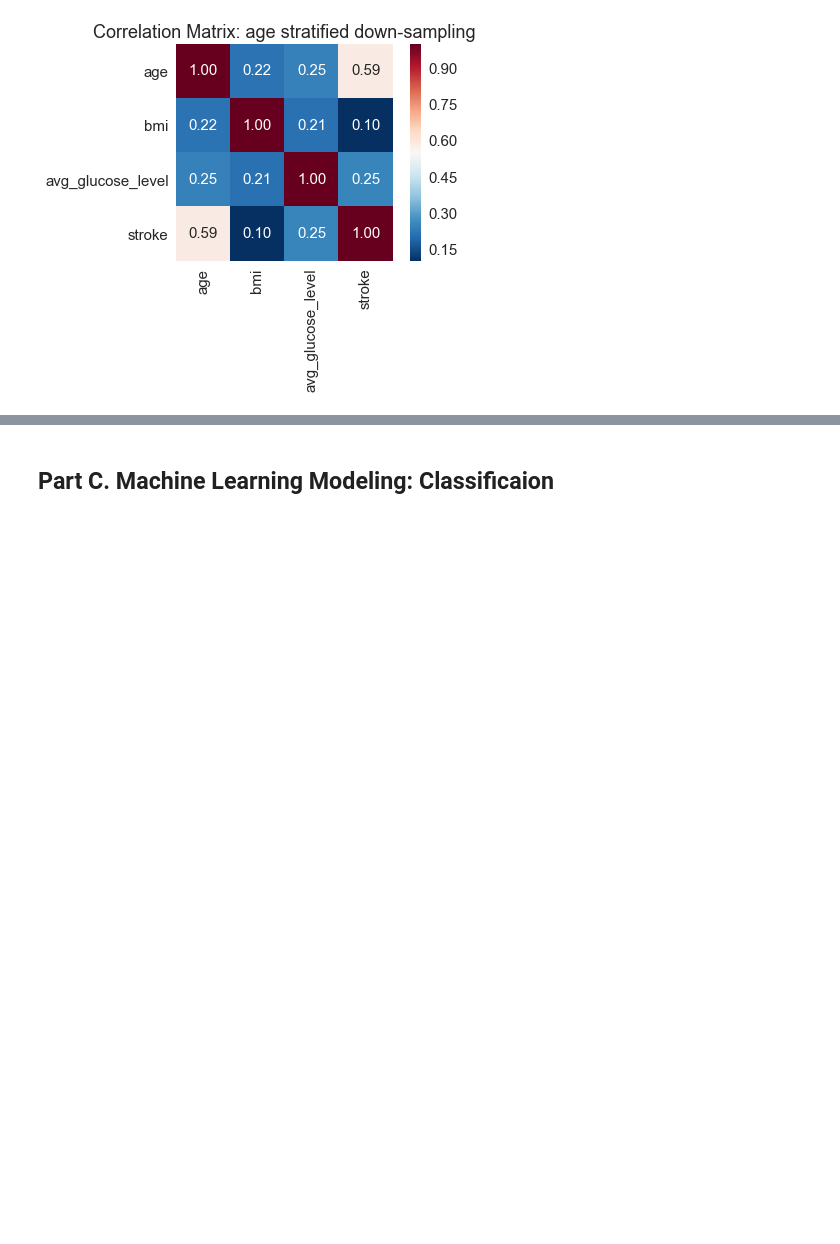
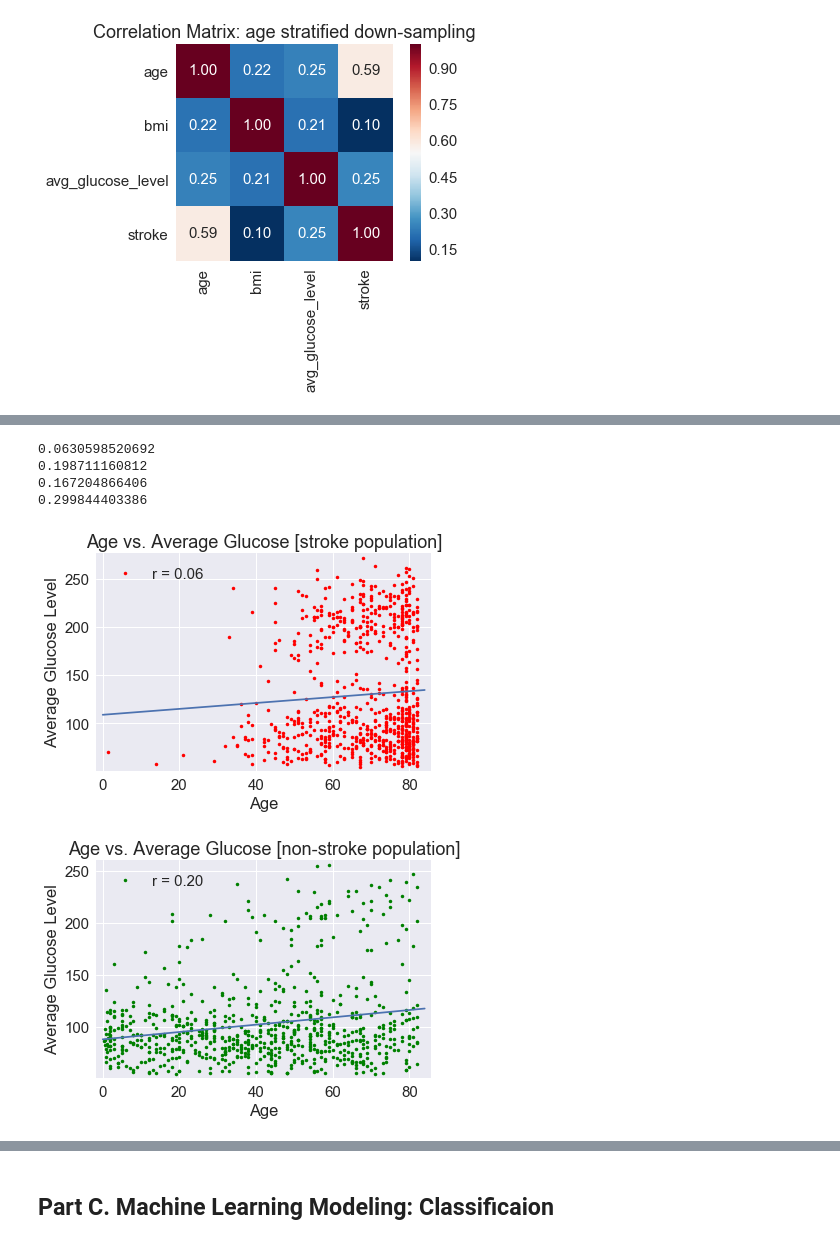
Before and after one commit to emgoh/capstone, a Jupyter notebook: capstone_project/capstone_final_notebook.ipynb, the cells around one changed output, grey strips where cells are left out. Saved outputs shown, nothing was run; the diff lists cells and outputs as text; code cells hidden in the pictures; blank space fills up the shorter version.

```diff
--- a/capstone_project/capstone_final_notebook.ipynb
+++ b/capstone_project/capstone_final_notebook.ipynb
@@ -837,0 +857,79 @@ plt.show()
+# %%
+# Pearson correlation coefficient:
+def pearson_r(x,y):
+    corr_mat = np.corrcoef(x,y)
+    return corr_mat[0,1]
+
+# Compute correlation coefficient #
+# r: age vs. bmi [stroke population]
+r1a = pearson_r(age_1a,glucose_1a)
+print(r1a)
+
+# r: age vs. bmi [non-stroke population]
+r0a = pearson_r(age_0a,glucose_0a)
+print(r0a)
+
+# r: age vs. bmi [married population]
+r1b = pearson_r(age_1b,glucose_1b)
+print(r1b)
+
+# r: age vs. bmi [single population]
+r0b = pearson_r(age_0b,glucose_0b)
+print(r0b)
+# %% [output]
+0.0630598520692
+0.198711160812
+0.167204866406
+0.299844403386
+# %%
+#########################
+# Conditioned by stroke #
+#########################
+
+# Plot a scatter plot: age vs. bmi [stroke population]
+###############################################################################
+plt.figure()
+#plt.subplots_adjust(wspace=0.5)
+
+#plt.subplot(1,2,1)
+_ = plt.plot(age_1a, glucose_1a, 'r--', label='r = %.2f' % r1a,
+             marker='.',linestyle='none', color='red')
+plt.margins(0.02)
+_ = plt.legend(loc='upper left')
+_ = plt.xlabel('Age')
+_ = plt.ylabel('Average Glucose Level')
+_ = plt.title('Age vs. Average Glucose [stroke population]')
+
+# Draw a linear regression:
+a,b = np.polyfit(age_1a,glucose_1a,1)
+
+# Theoretical best line of fit:
+x = np.array([0,84])
+y = a*x + b
+
+_ = plt.plot(x,y)
+plt.show()
+
+# Plot a scatter plot: age vs. bmi [non-stroke population]
+###############################################################################
+#plt.subplot(1,2,2)
+_ = plt.plot(age_0a, glucose_0a, 'r--', label='r = %.2f' % r0a,
+             marker='.',linestyle='none', color='green')
+plt.margins(0.02)
+_ = plt.legend(loc='upper left')
+_ = plt.xlabel('Age')
+_ = plt.ylabel('Average Glucose Level')
+_ = plt.title('Age vs. Average Glucose [non-stroke population]')
+
+# Draw a linear regression:
+a,b = np.polyfit(age_0a,glucose_0a,1)
+
+# Theoretical best line of fit:
+x = np.array([0,84])
+y = a*x + b
+
+_ = plt.plot(x,y)
+plt.show()
+# %% [output]
+[figure, added]
+[figure, added]
```
Also changed, not shown: parts of 10 cells of this notebook.
